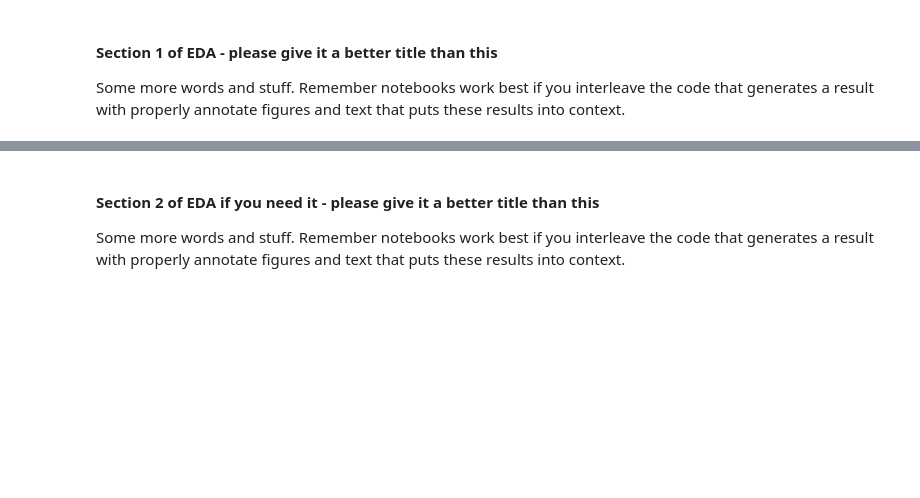
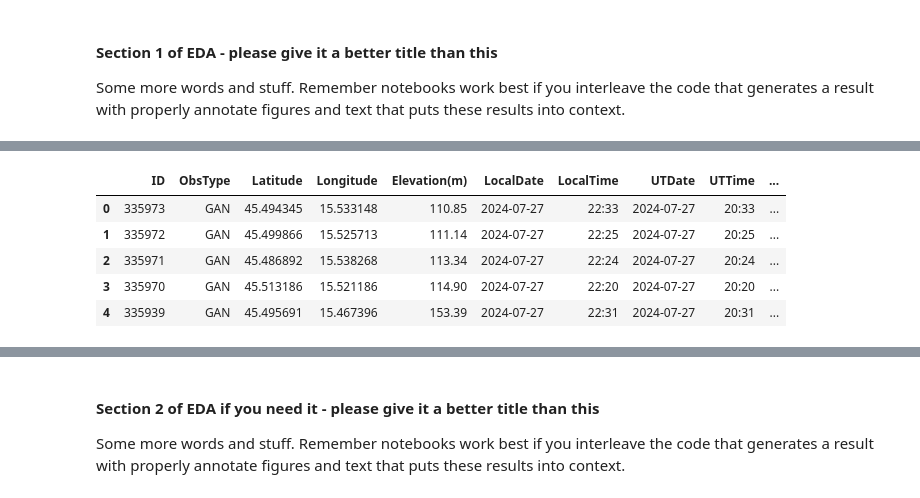
Before and after one commit to COGS108/Group020_WI26, a Jupyter notebook: 02-EDACheckpoint.ipynb, the cells around one changed output, grey strips where cells are left out. Saved outputs shown, nothing was run; the diff lists cells and outputs as text; code cells hidden in the pictures; blank space fills up the shorter version.

Commit message:
Combined depression and Light Polllution data, and Further wrangled light pollution data

```diff
--- a/02-EDACheckpoint.ipynb
+++ b/02-EDACheckpoint.ipynb
@@ -266,0 +264,6 @@ Some more words and stuff.  Remember notebooks work best if you interleave the c
+# %%
+import pandas as pd
+
+# Load wrangled data into dataframes
+depression_df = pd.read_csv('data/02-processed/cleaned-mental-health-by-state.csv')
+light_pol_df = pd.read_csv('data/02-processed/light_pollution_2024_cleaned.csv')
@@ -266,0 +279,9 @@ Some more words and stuff.  Remember notebooks work best if you interleave the c
+# %%
+light_pol_df.head()
+# %% [output]
+|  | ID | ObsType | Latitude | Longitude | Elevation(m) | LocalDate | LocalTime | UTDate | UTTime | ... |
+| 0 | 335973 | GAN | 45.494345 | 15.533148 | 110.85 | 2024-07-27 | 22:33 | 2024-07-27 | 20:33 | ... |
+| 1 | 335972 | GAN | 45.499866 | 15.525713 | 111.14 | 2024-07-27 | 22:25 | 2024-07-27 | 20:25 | ... |
+| 2 | 335971 | GAN | 45.486892 | 15.538268 | 113.34 | 2024-07-27 | 22:24 | 2024-07-27 | 20:24 | ... |
+| 3 | 335970 | GAN | 45.513186 | 15.521186 | 114.90 | 2024-07-27 | 22:20 | 2024-07-27 | 20:20 | ... |
+| 4 | 335939 | GAN | 45.495691 | 15.467396 | 153.39 | 2024-07-27 | 22:31 | 2024-07-27 | 20:31 | ... |
```
Also changed, not shown: parts of 5 cells of this notebook.
